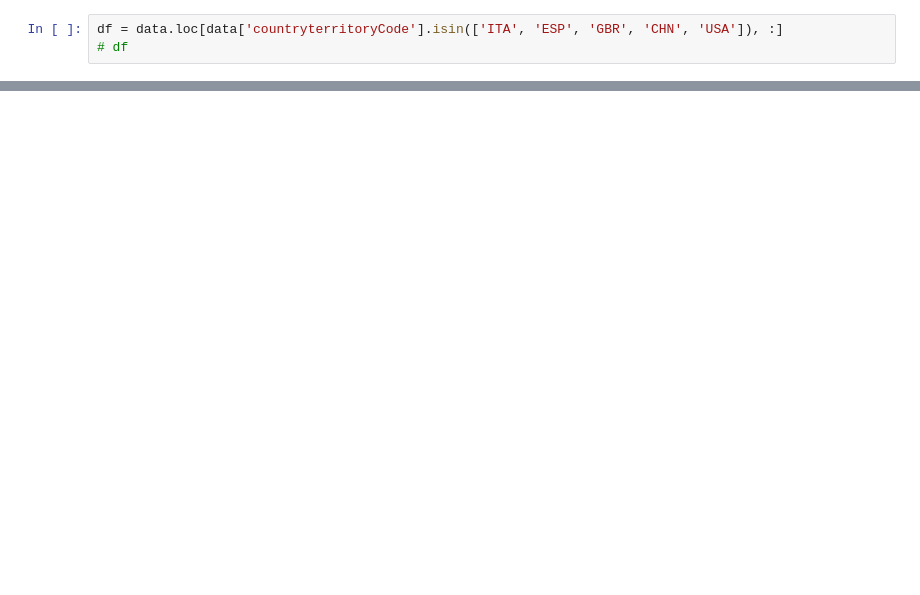
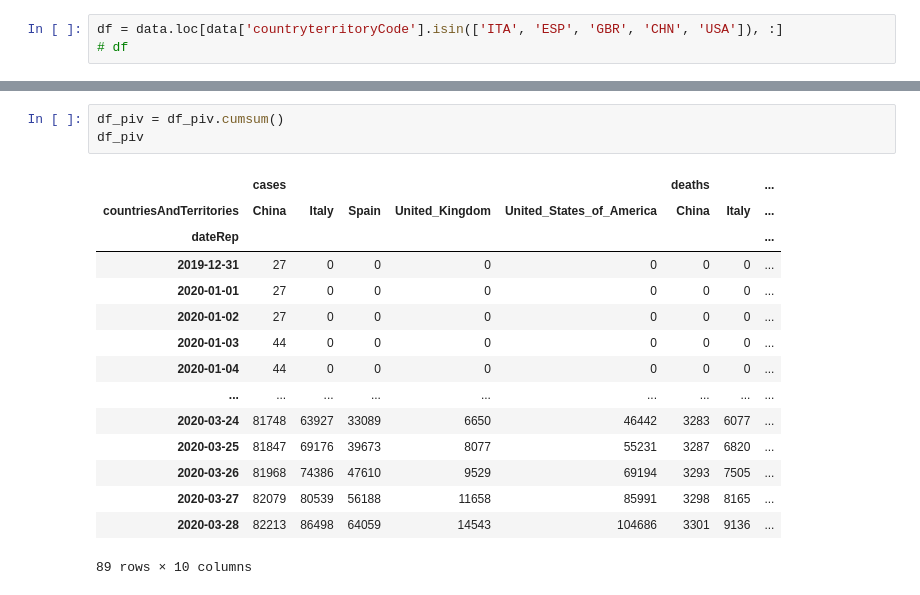
Before and after one commit to patpizio/covid19-dashboard, a Jupyter notebook: download_and_view.ipynb, the cells around one changed output, grey strips where cells are left out. Saved outputs shown, nothing was run; the diff lists cells and outputs as text; blank space fills up the shorter version.

```diff
--- a/download_and_view.ipynb
+++ b/download_and_view.ipynb
@@ -59,0 +64,19 @@ fig.show()
+# %%
+df_piv = df_piv.cumsum()
+df_piv
+# %% [output]
+|  | cases |  |  |  |  | deaths |  | ... |
+| countriesAndTerritories | China | Italy | Spain | United_Kingdom | United_States_of_America | China | Italy | ... |
+| dateRep |  |  |  |  |  |  |  | ... |
+| 2019-12-31 | 27 | 0 | 0 | 0 | 0 | 0 | 0 | ... |
+| 2020-01-01 | 27 | 0 | 0 | 0 | 0 | 0 | 0 | ... |
+| 2020-01-02 | 27 | 0 | 0 | 0 | 0 | 0 | 0 | ... |
+| 2020-01-03 | 44 | 0 | 0 | 0 | 0 | 0 | 0 | ... |
+| 2020-01-04 | 44 | 0 | 0 | 0 | 0 | 0 | 0 | ... |
+| ... | ... | ... | ... | ... | ... | ... | ... | ... |
+| 2020-03-24 | 81748 | 63927 | 33089 | 6650 | 46442 | 3283 | 6077 | ... |
+| 2020-03-25 | 81847 | 69176 | 39673 | 8077 | 55231 | 3287 | 6820 | ... |
+| 2020-03-26 | 81968 | 74386 | 47610 | 9529 | 69194 | 3293 | 7505 | ... |
+| 2020-03-27 | 82079 | 80539 | 56188 | 11658 | 85991 | 3298 | 8165 | ... |
+| 2020-03-28 | 82213 | 86498 | 64059 | 14543 | 104686 | 3301 | 9136 | ... |
+89 rows × 10 columns
```
Also changed, not shown: parts of 5 cells of this notebook.
